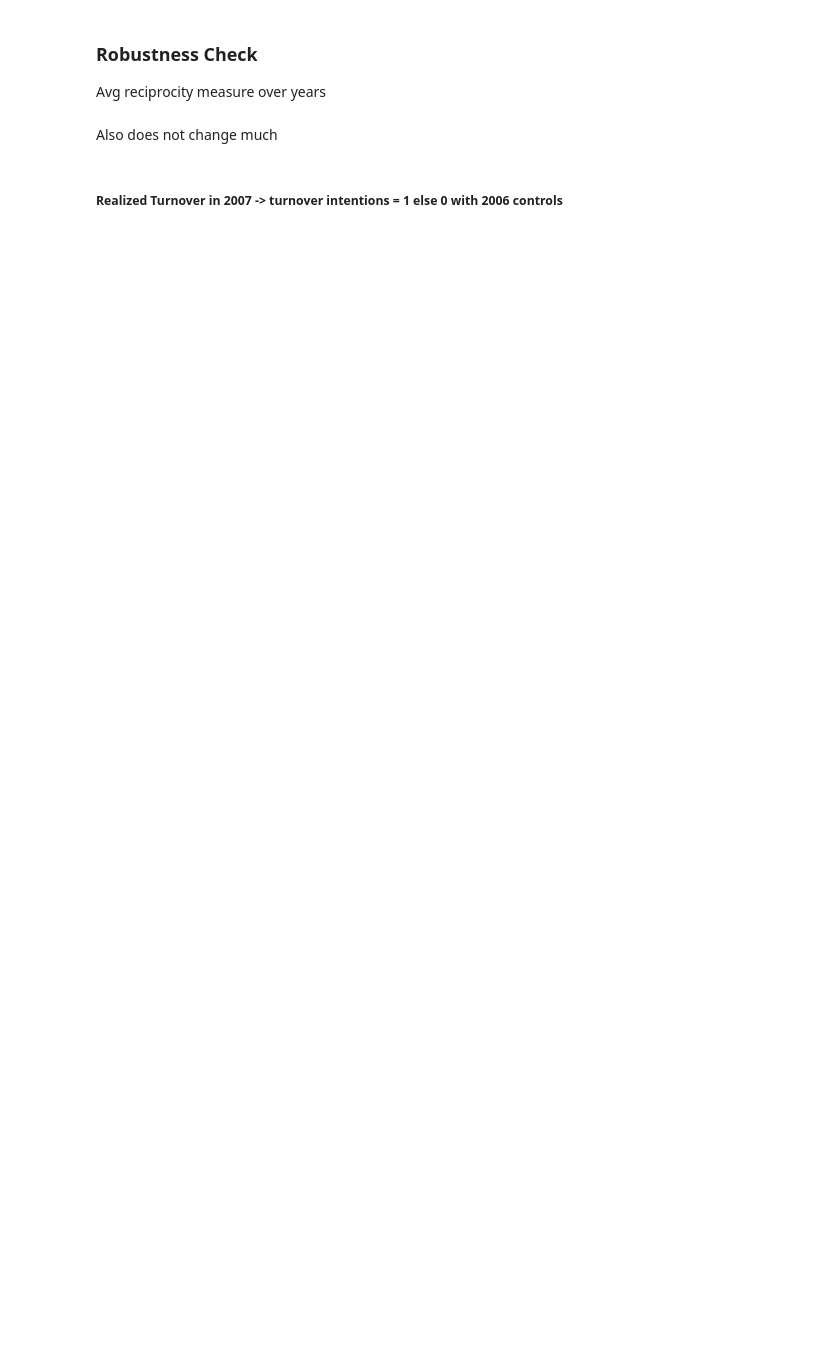
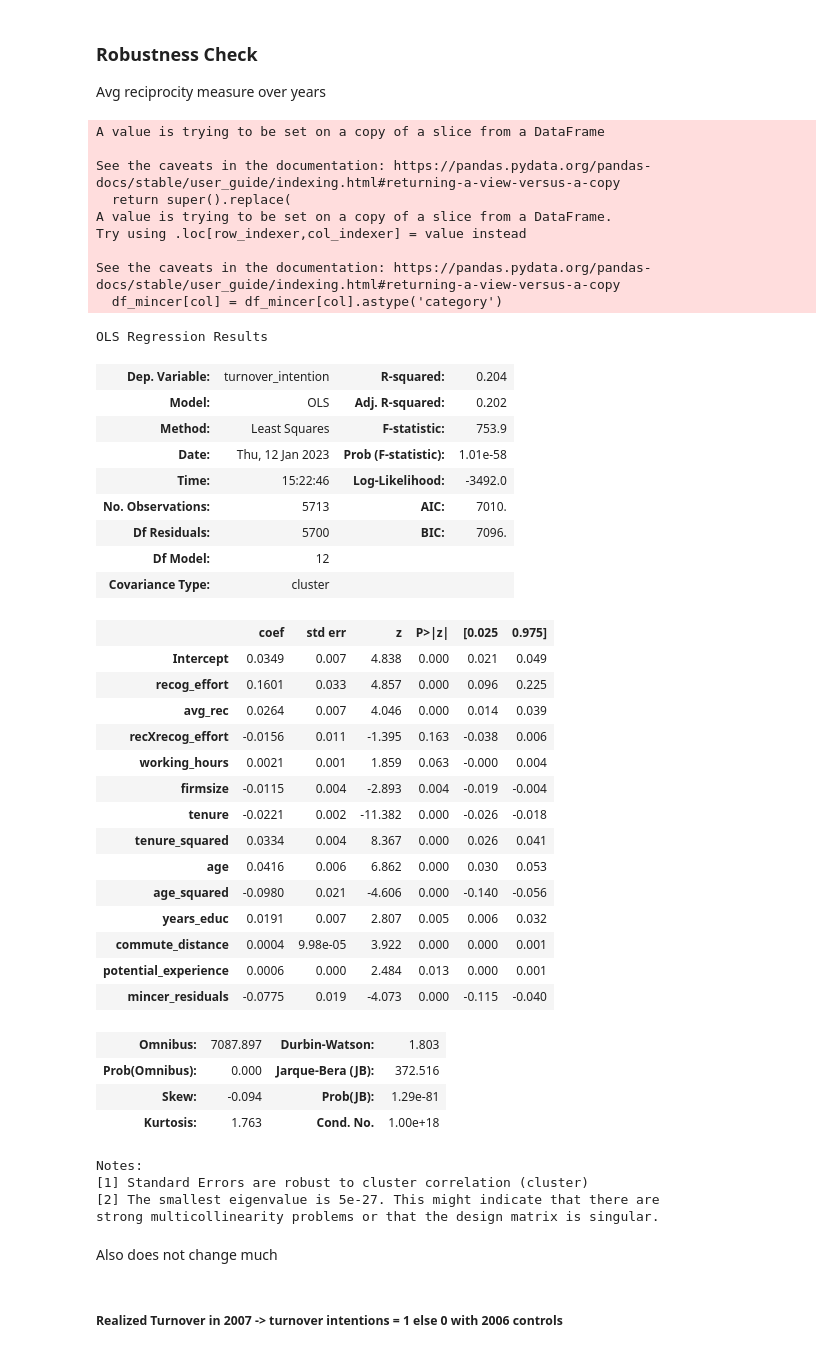
Before and after one commit to maxxxbb/ResearchModule, a Jupyter notebook: src/data_management/FirstRegression.ipynb, the cells around one changed output. Drawn from its saved outputs; the diff is of its cells as text; code cells hidden in the pictures; blank space fills up the shorter version.

```diff
--- a/src/data_management/FirstRegression.ipynb
+++ b/src/data_management/FirstRegression.ipynb
@@ -590,35 +695,75 @@ Avg reciprocity measure over years
 # %%
 df_OLS_avg = include_jobchangers(add_mincer_residuals(merge_and_clean(df_05,df_06,df_07,work07)))
 # specify columns which we need for regression by dropping everything else
-df_OLS_avg = df_OLS_avg.drop(columns=['similar_problems', 'take_revenge', 'insult_back', 'felt_recog_sup', 'felt_recog_effort',
+df_OLS_avg.drop(columns=['similar_problems', 'take_revenge', 'insult_back', 'felt_recog_sup', 'felt_recog_effort',
        'recog_personal', 'felt_recog_personal', 'recog_pay', 'felt_recog_pay', 'year_birth', 'new_job',
-       'reason_new_job', 'school_degree','overtime', 'recog_sup','wage_lastmonth', 'rec1' , 'rec2' , 'rec3' , 'rec4', 'rec5' , 'rec6' , 'rec7' , 'work_satisfaction','avg_rec'])
+       'reason_new_job', 'school_degree','overtime', 'recog_sup','wage_lastmonth', 'rec1' , 'rec2' , 'rec3' , 'rec4', 'rec5' , 'rec6' , 'rec7' , 'work_satisfaction','avg_rec'], inplace = True)
 # Load avg reciprocity measures over the years
 
 
 # Max 'C:/Users/max-admin/Desktop/Masterstudium/WiSe_22_23/Research_Module/finalproj/src/data_management/rec_avgyears.csv'
+# Maxie
 avg_reciprocity = pd.read_csv('C:/Users/max-admin/Desktop/Masterstudium/WiSe_22_23/Research_Module/finalproj/src/data_management/rec_avgyears.csv')
 avg_reciprocity.reset_index(inplace=True)
 avg_reciprocity.set_index(["pid","hid"], inplace=True)
 avg_reciprocity.drop("index",axis=1 ,inplace =True)
 
 df_avg_years = pd.merge(df_OLS_avg,avg_reciprocity, on=["pid","hid"])
+
 # add interaction term
 df_avg_years["recXrecog_effort"] = df_avg_years["recog_effort"] * df_avg_years["avg_rec"]
 # drop missing data in regression dataframe
 df_avg_years.dropna(inplace=True)
 
+formula_main = 'turnover_intention ~ recog_effort + avg_rec + recXrecog_effort + working_hours + firmsize + tenure + tenure_squared + age + age_squared + years_educ + commute_distance + potential_experience + mincer_residuals'
+# Fit the regression and cluster on the sector variable
+reg = smf.ols(formula_main, data=df_avg_years).fit(cov_type='cluster', cov_kwds={'groups': df_avg_years['sector']})
 
-
-
-from statsmodels.regression.linear_model import OLS
-
-Y = df_avg_years["turnover_intention"]
-X = df_avg_years.drop(columns=["turnover_intention"])
-X = sm.add_constant(X)
-model = OLS(Y, X.astype(float))
-lpm_model = model.fit(cov_type= "HC3")
-lpm_model.summary()
+# Print the regression results
+reg.summary()
+# %% [output]
+A value is trying to be set on a copy of a slice from a DataFrame
+
+See the caveats in the documentation: https://pandas.pydata.org/pandas-docs/stable/user_guide/indexing.html#returning-a-view-versus-a-copy
+  return super().replace(
+A value is trying to be set on a copy of a slice from a DataFrame.
+Try using .loc[row_indexer,col_indexer] = value instead
+
+See the caveats in the documentation: https://pandas.pydata.org/pandas-docs/stable/user_guide/indexing.html#returning-a-view-versus-a-copy
+  df_mincer[col] = df_mincer[col].astype('category')
+OLS Regression Results
+| Dep. Variable: | turnover_intention | R-squared: | 0.204 |
+| Model: | OLS | Adj. R-squared: | 0.202 |
+| Method: | Least Squares | F-statistic: | 753.9 |
+| Date: | Thu, 12 Jan 2023 | Prob (F-statistic): | 1.01e-58 |
+| Time: | 15:22:46 | Log-Likelihood: | -3492.0 |
+| No. Observations: | 5713 | AIC: | 7010. |
+| Df Residuals: | 5700 | BIC: | 7096. |
+| Df Model: | 12 |  |  |
+| Covariance Type: | cluster |  |  |
+|  | coef | std err | z | P>|z| | [0.025 | 0.975] |
+| Intercept | 0.0349 | 0.007 | 4.838 | 0.000 | 0.021 | 0.049 |
+| recog_effort | 0.1601 | 0.033 | 4.857 | 0.000 | 0.096 | 0.225 |
+| avg_rec | 0.0264 | 0.007 | 4.046 | 0.000 | 0.014 | 0.039 |
+| recXrecog_effort | -0.0156 | 0.011 | -1.395 | 0.163 | -0.038 | 0.006 |
+| working_hours | 0.0021 | 0.001 | 1.859 | 0.063 | -0.000 | 0.004 |
+| firmsize | -0.0115 | 0.004 | -2.893 | 0.004 | -0.019 | -0.004 |
+| tenure | -0.0221 | 0.002 | -11.382 | 0.000 | -0.026 | -0.018 |
+| tenure_squared | 0.0334 | 0.004 | 8.367 | 0.000 | 0.026 | 0.041 |
+| age | 0.0416 | 0.006 | 6.862 | 0.000 | 0.030 | 0.053 |
+| age_squared | -0.0980 | 0.021 | -4.606 | 0.000 | -0.140 | -0.056 |
+| years_educ | 0.0191 | 0.007 | 2.807 | 0.005 | 0.006 | 0.032 |
+| commute_distance | 0.0004 | 9.98e-05 | 3.922 | 0.000 | 0.000 | 0.001 |
+| potential_experience | 0.0006 | 0.000 | 2.484 | 0.013 | 0.000 | 0.001 |
+| mincer_residuals | -0.0775 | 0.019 | -4.073 | 0.000 | -0.115 | -0.040 |
+| Omnibus: | 7087.897 | Durbin-Watson: | 1.803 |
+| Prob(Omnibus): | 0.000 | Jarque-Bera (JB): | 372.516 |
+| Skew: | -0.094 | Prob(JB): | 1.29e-81 |
+| Kurtosis: | 1.763 | Cond. No. | 1.00e+18 |
+Notes:
+[1] Standard Errors are robust to cluster correlation (cluster)
+[2] The smallest eigenvalue is 5e-27. This might indicate that there are
+strong multicollinearity problems or that the design matrix is singular.
 # %% [markdown]
 Also does not change much
 # %% [markdown]
```
Also changed, not shown: parts of 17 cells of this notebook, 2 other files.
